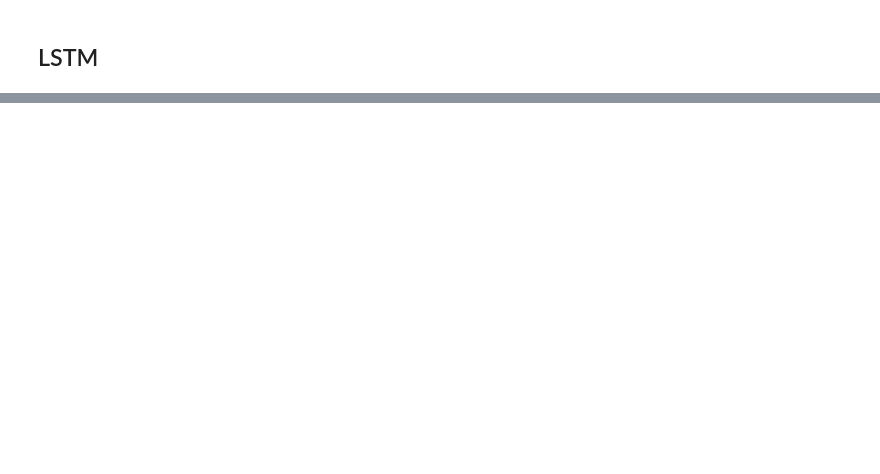
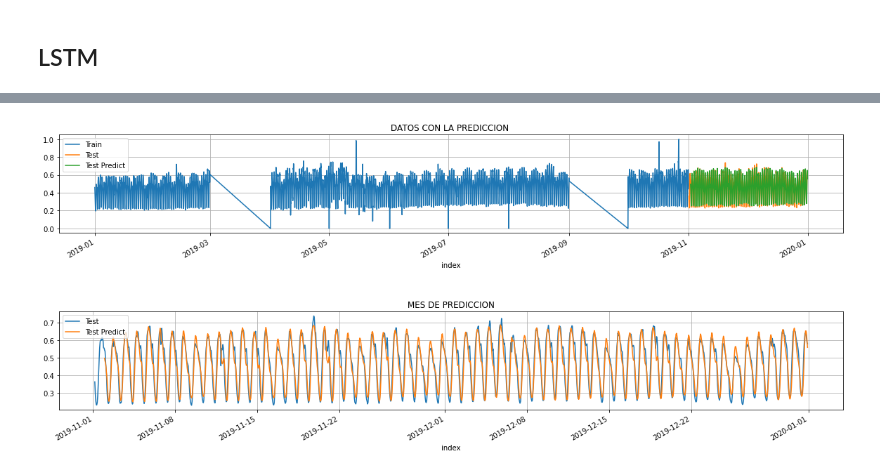
Before and after one commit to CAVA1611/neural-networks, a Jupyter notebook: TFM_Reddit_2019.ipynb, the cells around one changed output, grey strips where cells are left out. Drawn from its saved outputs; the diff is of its cells as text; code cells hidden in the pictures; blank space fills up the shorter version.

```diff
--- a/TFM_Reddit_2019.ipynb
+++ b/TFM_Reddit_2019.ipynb
@@ -284,0 +386,12 @@ prediction(model_lstm_1, X_test)
+# %%
+modelo_gru_1 = Sequential()
+modelo_gru_1.add(Input(shape=(X_train.shape[-2:])))
+modelo_gru_1.add(GRU(units=64, activation='linear')) #tanh, se quito el return_sequences=True
+modelo_gru_1.add(Dense(units=1))
+modelo_gru_1.compile(optimizer='sgd',loss='mean_squared_error')
+modelo_gru_1.fit(X_train,y_train,epochs=100,batch_size=20,
+               validation_data=(X_test, y_test),
+                    callbacks=[early_stop])
+
+# resumen de  capas
+modelo_gru_1.summary()
@@ -284,0 +416,12 @@ prediction(model_lstm_1, X_test)
+# %%
+# Red GRU de 1 capa con 128 unidades
+modelo_gru_2 = Sequential()
+modelo_gru_1.add(Input(shape=(X_train.shape[-2:])))
+modelo_gru_2.add(GRU(units=128, activation='linear'))
+modelo_gru_2.add(Dense(units=1))
+modelo_gru_2.compile(optimizer='sgd',loss='mean_squared_error')
+modelo_gru_2.fit(X_train,y_train,epochs=100,batch_size=20,
+                 validation_data=(X_test, y_test), #verbose=0
+                    callbacks=[early_stop])
+# resumen de  capas
+modelo_gru_2.summary()
@@ -284,0 +446,13 @@ prediction(model_lstm_1, X_test)
+# %%
+# Red GRU de 2 capa con 64 unidades
+
+modelo_gru_3 = Sequential()
+modelo_gru_3.add(GRU(units=64, return_sequences=True, input_shape=(X_train.shape[-2:]), activation='linear'))
+modelo_gru_3.add(GRU(units=64, return_sequences=False, input_shape=(X_train.shape[1],1), activation='tanh'))
+modelo_gru_3.add(Dense(units=1))
+modelo_gru_3.compile(optimizer='sgd',loss='mean_squared_error')
+modelo_gru_3.fit(X_train,y_train,epochs=100,batch_size=20,
+                 validation_data=(X_test, y_test), #verbose=0
+                    callbacks=[early_stop])
+# resumen de  capas
+modelo_gru_3.summary()
@@ -285,2 +477,8 @@ prediction(model_lstm_1, X_test)
+# %%
+prediction(modelo_gru_1, X_test)
+prediction(modelo_gru_2, X_test)
+prediction(modelo_gru_3, X_test)
+# %% [output]
+[figure, added]
 # %%
 RESULTADOS
```
Also changed, not shown: parts of 20 cells of this notebook.
